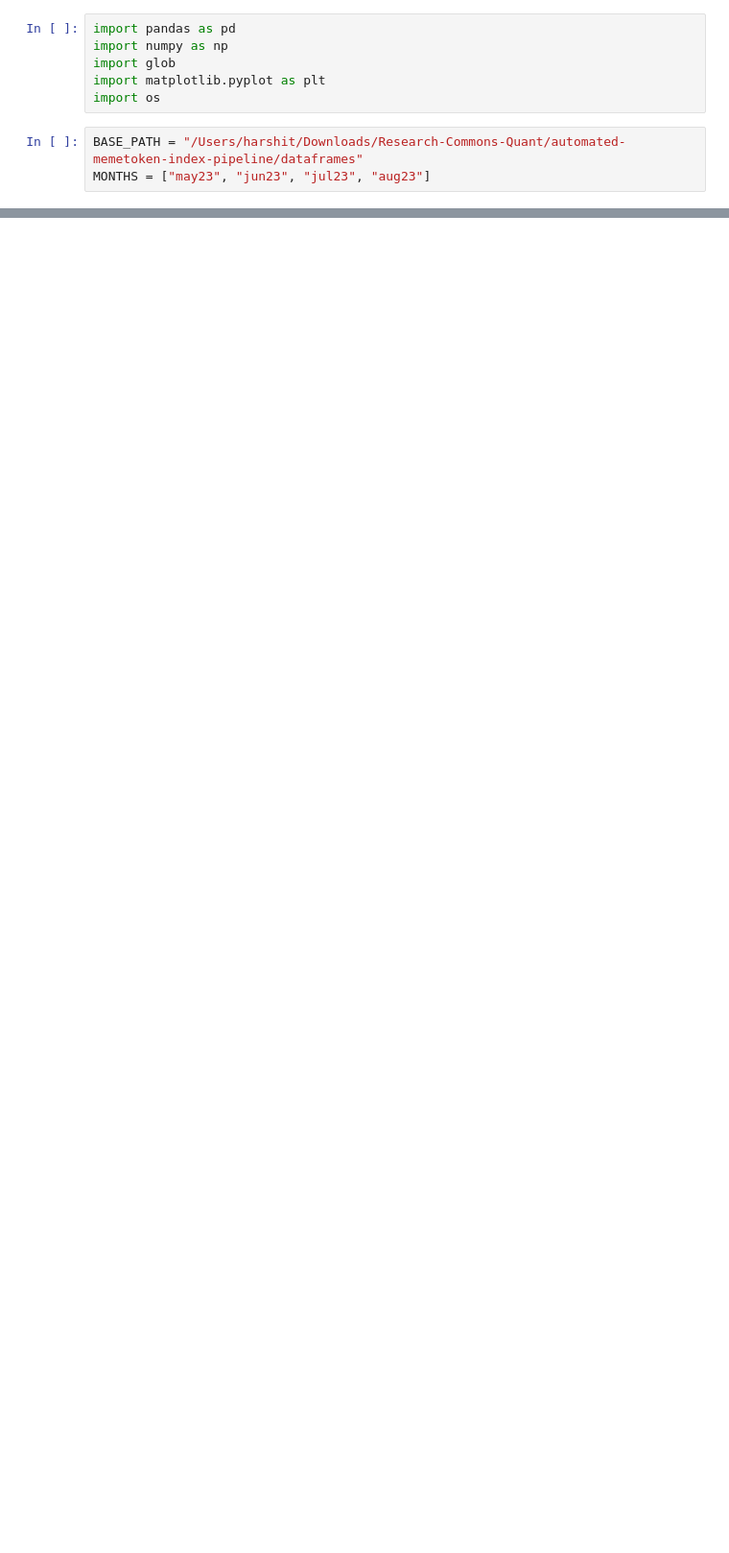
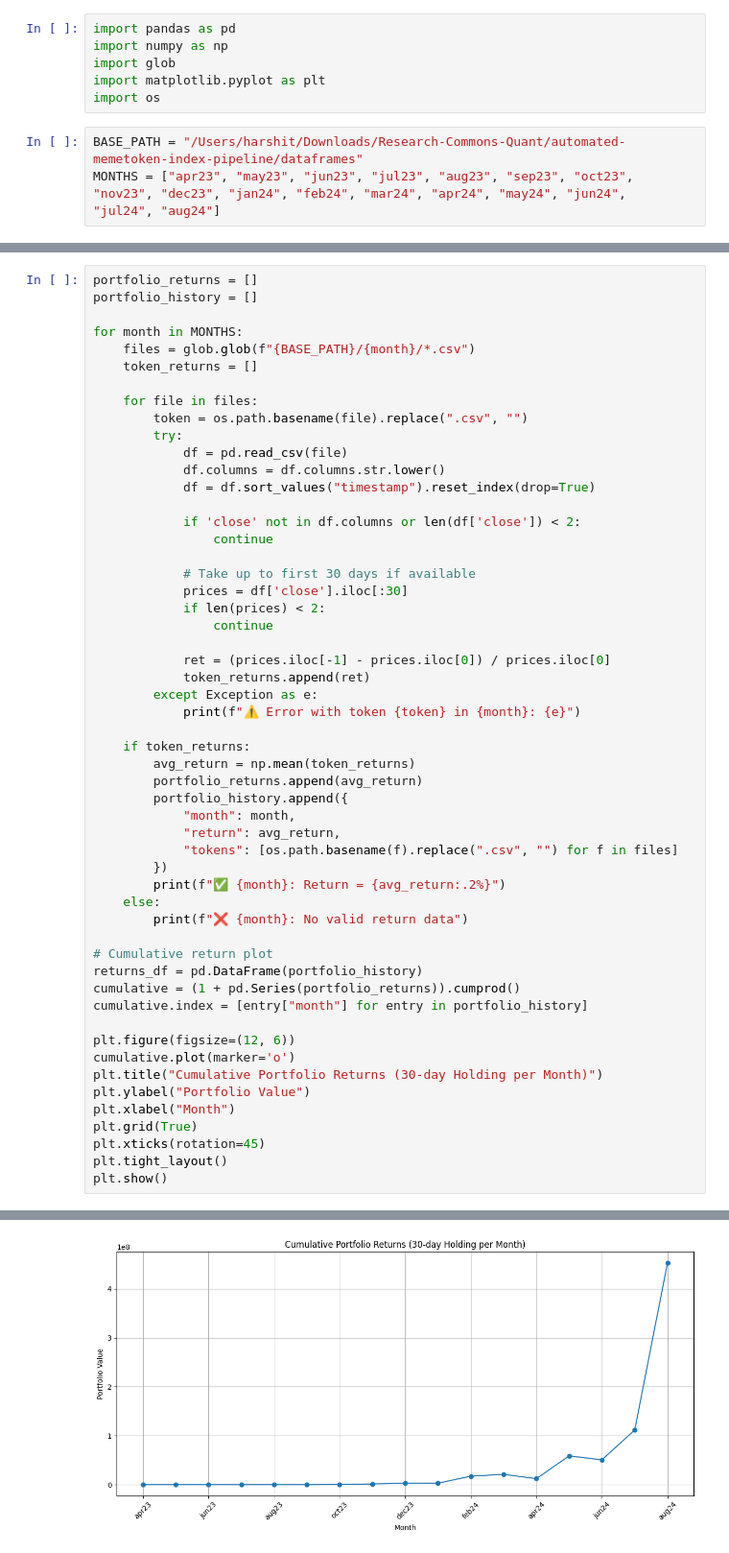
Before and after one commit to harshit4311/daily-rebalanced-index-pipeline, a Jupyter notebook: testing/rebalance.ipynb, the cells around one changed output, grey strips where cells are left out. Shown at 96% size. Cells and saved outputs as stored; diff of their text form; blank space fills up the shorter version.

Commit message:
fully rebalancing at the end of each month

```diff
--- a/testing/rebalance.ipynb
+++ b/testing/rebalance.ipynb
@@ -6,7 +6,7 @@ import matplotlib.pyplot as plt
 import os
 # %%
 BASE_PATH = "/Users/harshit/Downloads/Research-Commons-Quant/automated-memetoken-index-pipeline/dataframes"
-MONTHS = ["may23", "jun23", "jul23", "aug23"]
+MONTHS = ["apr23", "may23", "jun23", "jul23", "aug23", "sep23", "oct23", "nov23", "dec23", "jan24", "feb24", "mar24", "apr24", "may24", "jun24",  "jul24", "aug24"]
 # %%
 monthly_token_data = {}
 
@@ -49,0 +144,55 @@ for month in MONTHS:
+# %%
+portfolio_returns = []
+portfolio_history = []
+
+for month in MONTHS:
+    files = glob.glob(f"{BASE_PATH}/{month}/*.csv")
+    token_returns = []
+
+    for file in files:
+        token = os.path.basename(file).replace(".csv", "")
+        try:
+            df = pd.read_csv(file)
+            df.columns = df.columns.str.lower()
+            df = df.sort_values("timestamp").reset_index(drop=True)
+
+            if 'close' not in df.columns or len(df['close']) < 2:
+                continue
+
+            # Take up to first 30 days if available
+            prices = df['close'].iloc[:30]
+            if len(prices) < 2:
+                continue
+
+            ret = (prices.iloc[-1] - prices.iloc[0]) / prices.iloc[0]
+            token_returns.append(ret)
+        except Exception as e:
+            print(f"⚠️ Error with token {token} in {month}: {e}")
+
+    if token_returns:
+        avg_return = np.mean(token_returns)
+        portfolio_returns.append(avg_return)
+        portfolio_history.append({
+            "month": month,
+            "return": avg_return,
+            "tokens": [os.path.basename(f).replace(".csv", "") for f in files]
+        })
+        print(f"✅ {month}: Return = {avg_return:.2%}")
+    else:
+        print(f"❌ {month}: No valid return data")
+
+# Cumulative return plot
+returns_df = pd.DataFrame(portfolio_history)
+cumulative = (1 + pd.Series(portfolio_returns)).cumprod()
+cumulative.index = [entry["month"] for entry in portfolio_history]
+
+plt.figure(figsize=(12, 6))
+cumulative.plot(marker='o')
+plt.title("Cumulative Portfolio Returns (30-day Holding per Month)")
+plt.ylabel("Portfolio Value")
+plt.xlabel("Month")
+plt.grid(True)
+plt.xticks(rotation=45)
+plt.tight_layout()
+plt.show()
+# %% [output]
@@ -49,0 +216 @@ for month in MONTHS:
+[figure, added]
```
Also changed, not shown: parts of 7 cells of this notebook.
